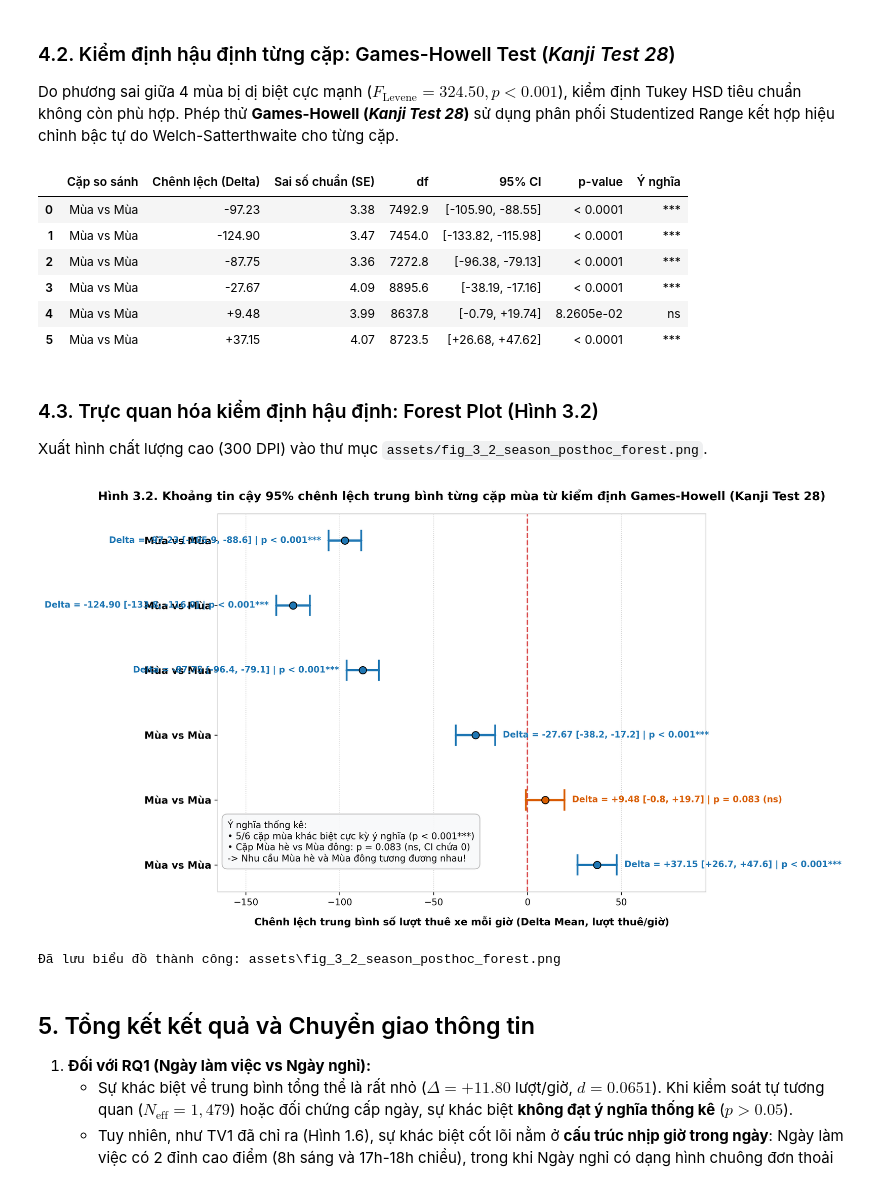
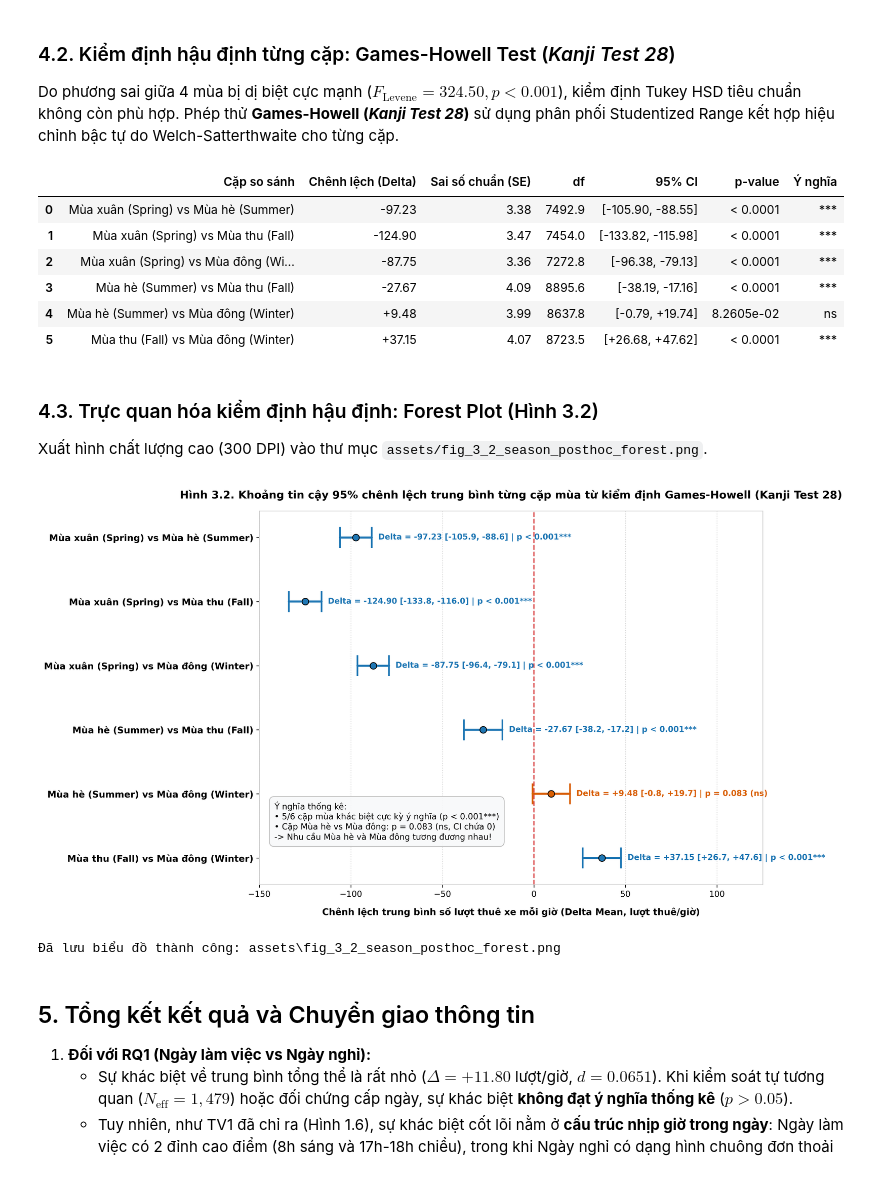
Before and after one commit to TheUn4given123jkbkjs/Data_Analytic_and_Visualization_BikeSharing_W.DC, a Jupyter notebook: Hypothesis_Test/03_hypothesis_testing.ipynb, the cells around one changed output. Saved outputs shown, nothing was run; the diff lists cells and outputs as text; code cells hidden in the pictures.

Commit message:
fix(hypothesis): align all delta labels to right of CIs and fix pairwise labels on fig 3.2

```diff
--- a/Hypothesis_Test/03_hypothesis_testing.ipynb
+++ b/Hypothesis_Test/03_hypothesis_testing.ipynb
@@ -367,17 +367,17 @@ for s1, s2 in pairs_s:
     ci_low = diff - (q_crit / np.sqrt(2)) * se
     ci_high = diff + (q_crit / np.sqrt(2)) * se
 
+    pair_name = f"{season_names[s1]} vs {season_names[s2]}"
     sig_label = "***" if p_val < 0.001 else ("**" if p_val < 0.01 else ("*" if p_val < 0.05 else "ns"))
 
     gh_results.append({
-        'Cặp so sánh': f"{season_names[s1].split()[0]} vs {season_names[s2].split()[0]}",
+        'Cặp so sánh': pair_name,
         'Chênh lệch (Delta)': f"{diff:+.2f}",
         'Sai số chuẩn (SE)': f"{se:.2f}",
         'df': f"{df_pair:.1f}",
         '95% CI': f"[{ci_low:+.2f}, {ci_high:+.2f}]",
         'p-value': f"{p_val:.4e}" if p_val >= 1e-4 else "< 0.0001",
         'Ý nghĩa': sig_label,
-        # Lưu số thực để vẽ biểu đồ
         '_diff': diff, '_ci_low': ci_low, '_ci_high': ci_high, '_p_val': p_val, '_sig': sig_label
     })
 
@@ -385,24 +385,24 @@ gh_table = pd.DataFrame(gh_results)
 display(gh_table[['Cặp so sánh', 'Chênh lệch (Delta)', 'Sai số chuẩn (SE)', 'df', '95% CI', 'p-value', 'Ý nghĩa']])
 # %% [output]
 |  | Cặp so sánh | Chênh lệch (Delta) | Sai số chuẩn (SE) | df | 95% CI | p-value | Ý nghĩa |
-| 0 | Mùa vs Mùa | -97.23 | 3.38 | 7492.9 | [-105.90, -88.55] | < 0.0001 | *** |
-| 1 | Mùa vs Mùa | -124.90 | 3.47 | 7454.0 | [-133.82, -115.98] | < 0.0001 | *** |
-| 2 | Mùa vs Mùa | -87.75 | 3.36 | 7272.8 | [-96.38, -79.13] | < 0.0001 | *** |
-| 3 | Mùa vs Mùa | -27.67 | 4.09 | 8895.6 | [-38.19, -17.16] | < 0.0001 | *** |
-| 4 | Mùa vs Mùa | +9.48 | 3.99 | 8637.8 | [-0.79, +19.74] | 8.2605e-02 | ns |
-| 5 | Mùa vs Mùa | +37.15 | 4.07 | 8723.5 | [+26.68, +47.62] | < 0.0001 | *** |
+| 0 | Mùa xuân (Spring) vs Mùa hè (Summer) | -97.23 | 3.38 | 7492.9 | [-105.90, -88.55] | < 0.0001 | *** |
+| 1 | Mùa xuân (Spring) vs Mùa thu (Fall) | -124.90 | 3.47 | 7454.0 | [-133.82, -115.98] | < 0.0001 | *** |
+| 2 | Mùa xuân (Spring) vs Mùa đông (Wi... | -87.75 | 3.36 | 7272.8 | [-96.38, -79.13] | < 0.0001 | *** |
+| 3 | Mùa hè (Summer) vs Mùa thu (Fall) | -27.67 | 4.09 | 8895.6 | [-38.19, -17.16] | < 0.0001 | *** |
+| 4 | Mùa hè (Summer) vs Mùa đông (Winter) | +9.48 | 3.99 | 8637.8 | [-0.79, +19.74] | 8.2605e-02 | ns |
+| 5 | Mùa thu (Fall) vs Mùa đông (Winter) | +37.15 | 4.07 | 8723.5 | [+26.68, +47.62] | < 0.0001 | *** |
 # %% [markdown]
 ### 4.3. Trực quan hóa kiểm định hậu định: Forest Plot (Hình 3.2)
 Xuất hình chất lượng cao (300 DPI) vào thư mục `assets/fig_3_2_season_posthoc_forest.png`.
 # %%
-fig, ax = plt.subplots(figsize=(12, 7), dpi=300)
+fig, ax = plt.subplots(figsize=(13, 7.5), dpi=300)
 
 y_positions = np.arange(len(gh_table))[::-1]
 
 colors = ['#d95f02' if row['_sig'] == 'ns' else '#1f77b4' for _, row in gh_table.iterrows()]
 
 # Đường chuẩn 0
-ax.axvline(0, color='#d62728', linestyle='--', linewidth=1.5, alpha=0.8, label='Vạch chuẩn 0 (Không có chênh lệch)')
+ax.axvline(0, color='#d62728', linestyle='--', linewidth=1.5, alpha=0.8, label='Vạch chuẩn 0 (Không chênh lệch)')
 
 # Vẽ thanh khoảng tin cậy và điểm ước lượng
 for y, (_, row), color in zip(y_positions, gh_table.iterrows(), colors):
@@ -413,42 +413,41 @@ for y, (_, row), color in zip(y_positions, gh_table.iterrows(), colors):
     # Point estimate
     ax.plot(row['_diff'], y, marker='o', markersize=8, color=color, markeredgecolor='black', markeredgewidth=1)
 
-    # Nhãn số liệu bên cạnh
+    # Nhãn số liệu bên cạnh - TẤT CẢ đặt ở BÊN PHẢI thanh khoảng tin cậy
     if row['_sig'] == 'ns':
         label_text = f"Delta = {row['_diff']:+.2f} [{row['_ci_low']:+.1f}, {row['_ci_high']:+.1f}] | p = {row['_p_val']:.3f} (ns)"
     else:
         label_text = f"Delta = {row['_diff']:+.2f} [{row['_ci_low']:+.1f}, {row['_ci_high']:+.1f}] | p < 0.001***"
 
-    text_x = row['_ci_high'] + 4 if row['_diff'] > -60 else row['_ci_low'] - 4
-    ha = 'left' if row['_diff'] > -60 else 'right'
-    ax.text(text_x, y, label_text, va='center', ha=ha, fontsize=9.5, fontweight='bold', color=color)
+    text_x = row['_ci_high'] + 3.5
+    ax.text(text_x, y, label_text, va='center', ha='left', fontsize=9.5, fontweight='bold', color=color)
 
 ax.set_yticks(y_positions)
 ax.set_yticklabels(gh_table['Cặp so sánh'], fontsize=11, fontweight='bold')
 ax.set_xlabel('Chênh lệch trung bình số lượt thuê xe mỗi giờ (Delta Mean, lượt thuê/giờ)', fontsize=11, fontweight='bold', labelpad=10)
 ax.set_title('Hình 3.2. Khoảng tin cậy 95% chênh lệch trung bình từng cặp mùa từ kiểm định Games-Howell (Kanji Test 28)',
              fontsize=13, fontweight='bold', pad=15)
 
 ax.grid(True, linestyle=':', alpha=0.6, axis='x')
-ax.set_xlim(-165, 95)
+ax.set_xlim(-150, 125)
 
 # Thêm hộp kết luận
 summary_box = (
     "Ý nghĩa thống kê:\n"
     "• 5/6 cặp mùa khác biệt cực kỳ ý nghĩa (p < 0.001***)\n"
     "• Cặp Mùa hè vs Mùa đông: p = 0.083 (ns, CI chứa 0)\n"
     "-> Nhu cầu Mùa hè và Mùa đông tương đương nhau!"
 )
-ax.text(0.02, 0.08, summary_box, transform=ax.transAxes, fontsize=10,
+ax.text(0.03, 0.12, summary_box, transform=ax.transAxes, fontsize=10,
         bbox=dict(boxstyle='round,pad=0.6', facecolor='#f8f9fa', edgecolor='#bbb', alpha=0.9))
 
 plt.tight_layout()
 fig_3_2_path = os.path.join(ASSETS_DIR, 'fig_3_2_season_posthoc_forest.png')
 plt.savefig(fig_3_2_path, dpi=300, bbox_inches='tight')
 plt.show()
 print(f"Đã lưu biểu đồ thành công: {fig_3_2_path}")
 # %% [output]
-[figure, old version]
+[figure, new version]
 Đã lưu biểu đồ thành công: assets\fig_3_2_season_posthoc_forest.png
 # %% [markdown]
 ## 5. Tổng kết kết quả và Chuyển giao thông tin
```
Also changed, not shown: 2 other files.
